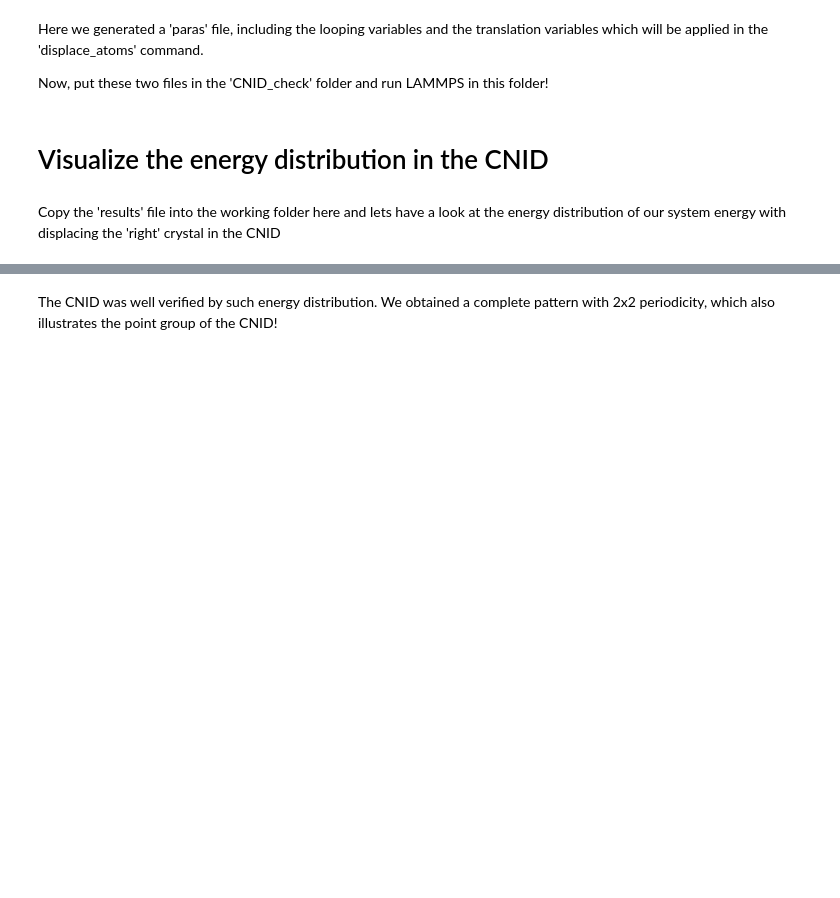
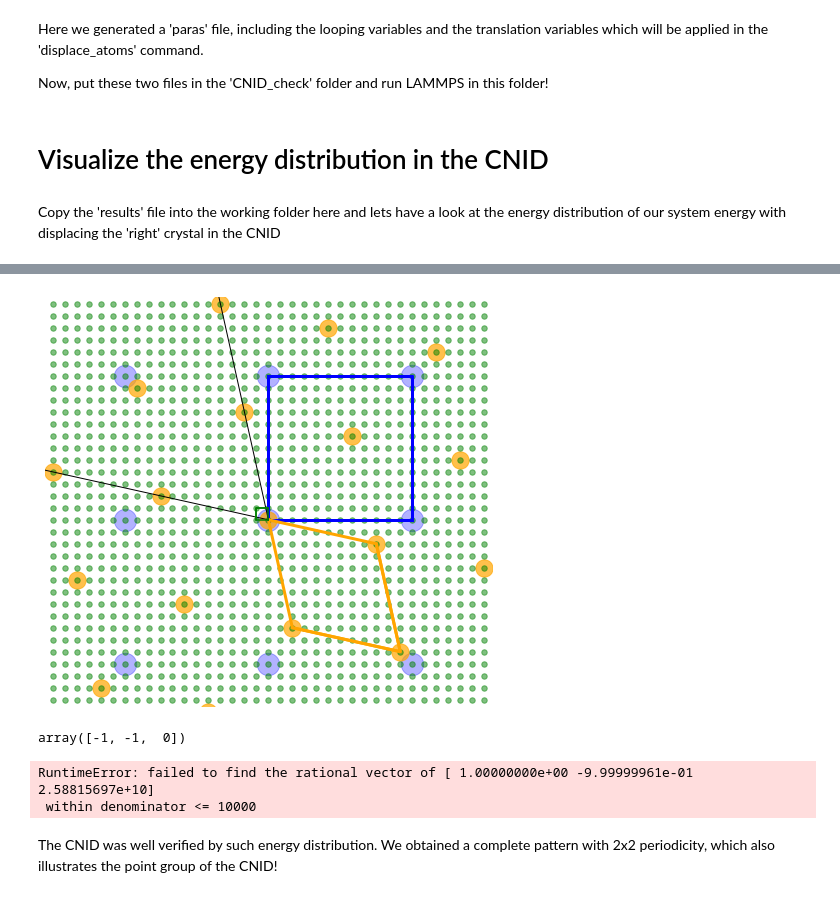
Before and after one commit to nmdl-mizo/interface_master, a Jupyter notebook: test_files/Tutorial_Sampling the system energy of interface in the CNID by LAMMPS.ipynb, the cells around one changed output, grey strips where cells are left out. Drawn from its saved outputs; the diff is of its cells as text; code cells hidden in the pictures; blank space fills up the shorter version.

```diff
--- a/test_files/Tutorial_Sampling the system energy of interface in the CNID by LAMMPS.ipynb
+++ b/test_files/Tutorial_Sampling the system energy of interface in the CNID by LAMMPS.ipynb
@@ -123,0 +253,7 @@ plt.axis('off')
+# %%
+#Show the zoomed figure and DSC
+my_cells.draw_direct(xlow = -6, xhigh = 6, ylow = -5, yhigh = 6, \
+                     figsize_x = 8, figsize_y = 10, size_LP_1 = 500, \
+                     size_LP_2 = 300, show_CNID_points = True, show_CNID_cell = True, save=True)
+# %% [output]
+[figure, added]
@@ -124,3 +278,18 @@ plt.axis('off')
+# %%
+conv_lattice_1 = array([[ 5.46872800e+00, -3.34863012e-16,  0.00000000e+00],
+                        [ 0.00000000e+00,  5.46872800e+00,  0.00000000e+00],
+                        [ 3.34863012e-16,  3.34863012e-16,  5.46872800e+00]])
+
+miller_ind_pri = cdc.get_primitive_hkl(hkl = [1,0,0], C_lattice = conv_lattice_1, P_lattice = lattice_1)
+miller_ind_pri
+# %% [output]
+array([-1, -1,  0])
+# %%
+PB_1, PB_2 = cdc.get_two_bases(lattice_1, lattice_2, R, miller_ind_pri)
+PB_1, PB_2
+# %% [output]
+RuntimeError: failed to find the rational vector of [ 1.00000000e+00 -9.99999961e-01  2.58815697e+10]
+ within denominator <= 10000
 # %% [markdown]
 The CNID was well verified by such energy distribution.
 We obtained a complete pattern with 2x2 periodicity, which also illustrates the point group of the CNID!
```
Also changed, not shown: parts of 32 cells of this notebook, 21 other files.
